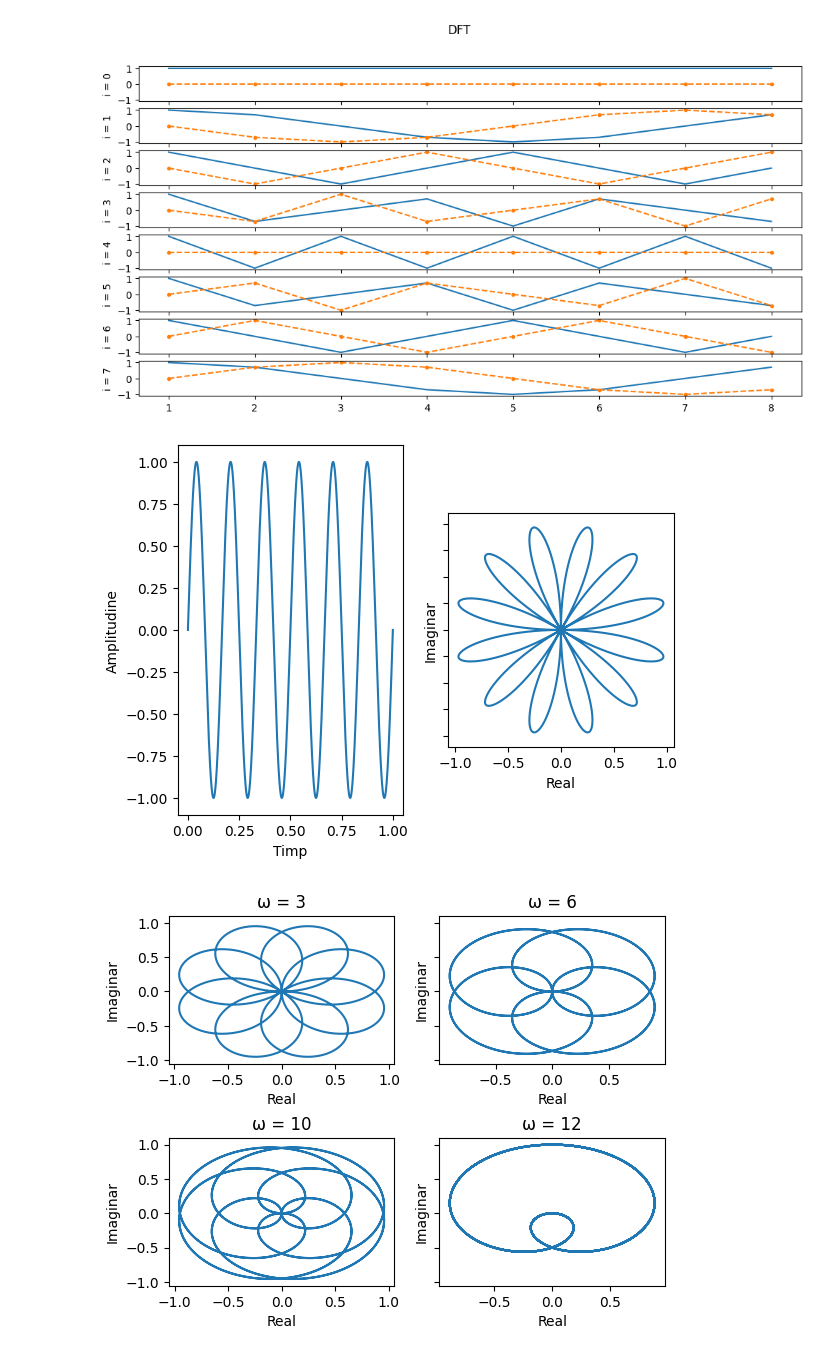
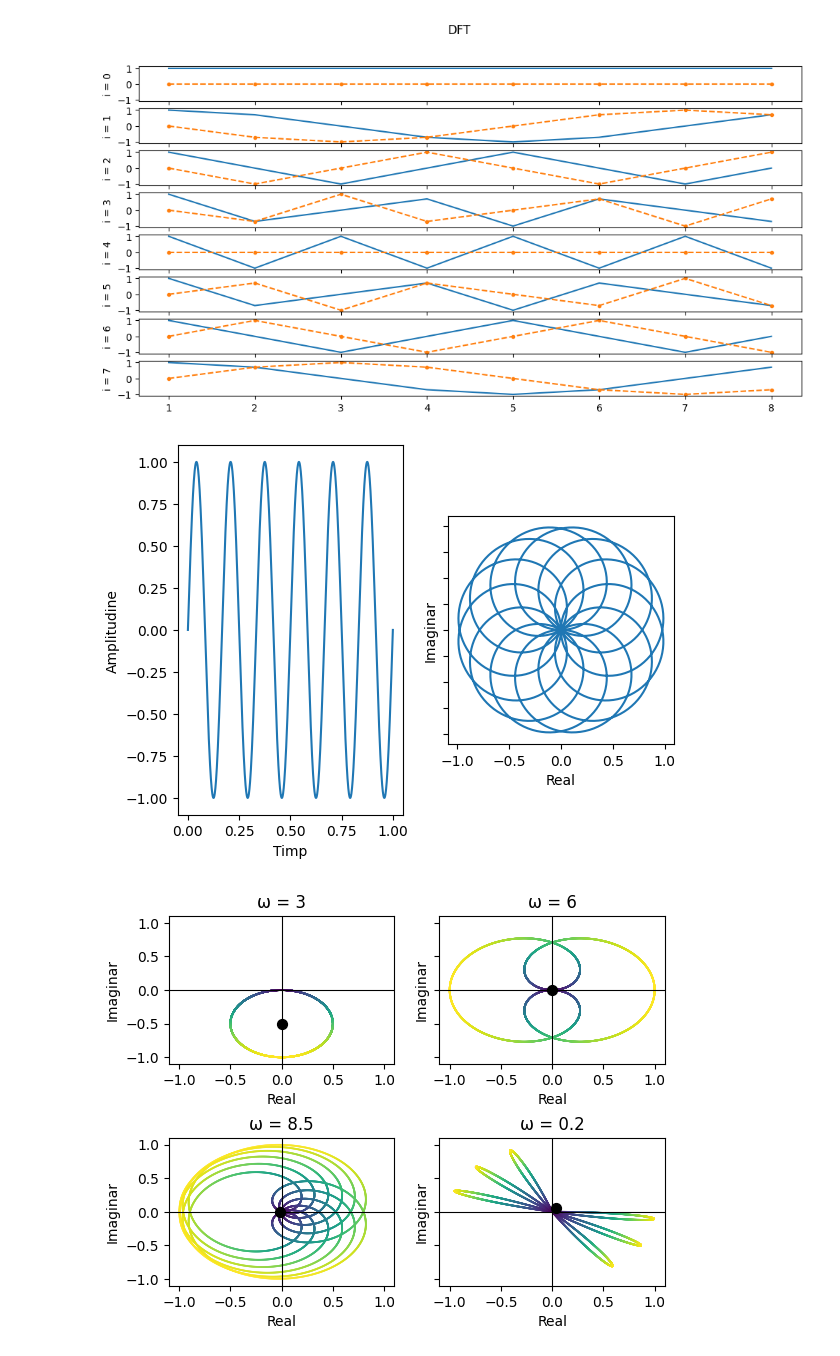
Before and after one commit to Apsodius1/Procesarea-Semnalelor, a Jupyter notebook: lab3/lab3.ipynb, the cells around one changed output. Cells and saved outputs as stored; diff of their text form; code cells hidden in the pictures.

```diff
--- a/lab3/lab3.ipynb
+++ b/lab3/lab3.ipynb
@@ -34,7 +34,7 @@ True
 t = np.linspace(0, 1, 1000)
 omega = 6
 semnal_sinus = np.sin(2 * np.pi * omega * t)
-cerc_sinus = semnal_sinus * math.e ** -(2j * np.pi * t)
+cerc_sinus = semnal_sinus * math.e ** -(2 * np.pi * 7 * 1j * t)
 
 fig, axs = plt.subplots(1, 2, sharey=True)
 
@@ -50,31 +50,37 @@ axs[1].plot(np.real(cerc_sinus), np.imag(cerc_sinus))
 
 plt.show()
 # %% [output]
-[figure, old version]
+[figure, new version]
 # %%
-t = np.linspace(0, 1, 1000)
-semnal_sinus = np.sin(2 * np.pi * 4 * t)
-omegas = [3, 6, 10, 12]
+t = np.linspace(0, 1, 10000)
+semnal_sinus = np.sin(2 * np.pi * 3 * t)
+omegas = [3, 6, 8.5, 0.2]
 
 
 def cerc_sinus(omega):
     return semnal_sinus * math.e ** -(2j * np.pi * t * omega)
 
 
 fig, axs = plt.subplots(2, 2, sharey=True)
 
 fig.subplots_adjust(hspace=0.5)
 
 for i in range(2):
     for j in range(2):
         omega = omegas[i * 2 + j]
         complex_signal = cerc_sinus(omega)
-        axs[i][j].plot(np.real(complex_signal), np.imag(complex_signal))
+        axs[i][j].scatter(np.real(complex_signal), np.imag(complex_signal), c=np.abs(semnal_sinus), cmap='viridis', s=0.1)
         axs[i][j].set_xlabel('Real')
         axs[i][j].set_ylabel('Imaginar')
         axs[i][j].set_title(f'ω = {omega}')
+        axs[i][j].set_xlim([-1.1, 1.1])
+        axs[i][j].set_ylim([-1.1, 1.1])
+        axs[i][j].axhline(0, color="black", linewidth=0.8)
+        axs[i][j].axvline(0, color="black", linewidth=0.8)
+        axs[i][j].scatter(np.real(np.mean(complex_signal)), np.imag(np.mean(complex_signal)), marker="o", color="black", s=50)
+
 
 
 plt.show()
 # %% [output]
-[figure, old version]
+[figure, new version]
```
Also changed, not shown: 3 other files.
